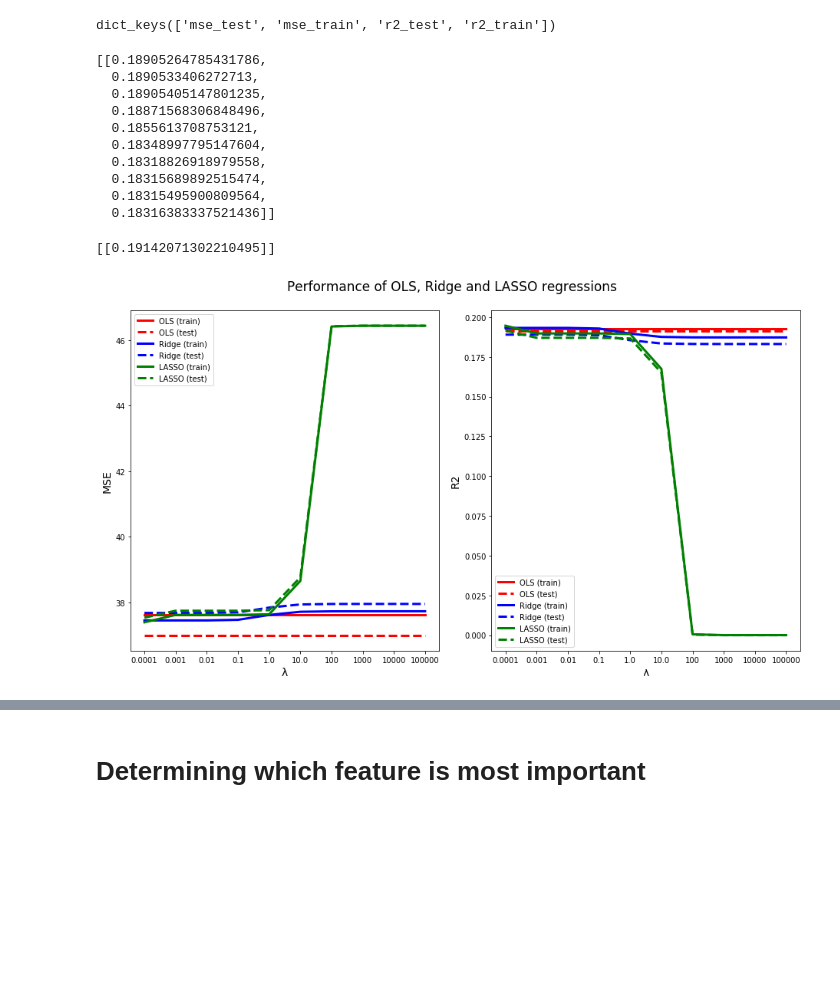
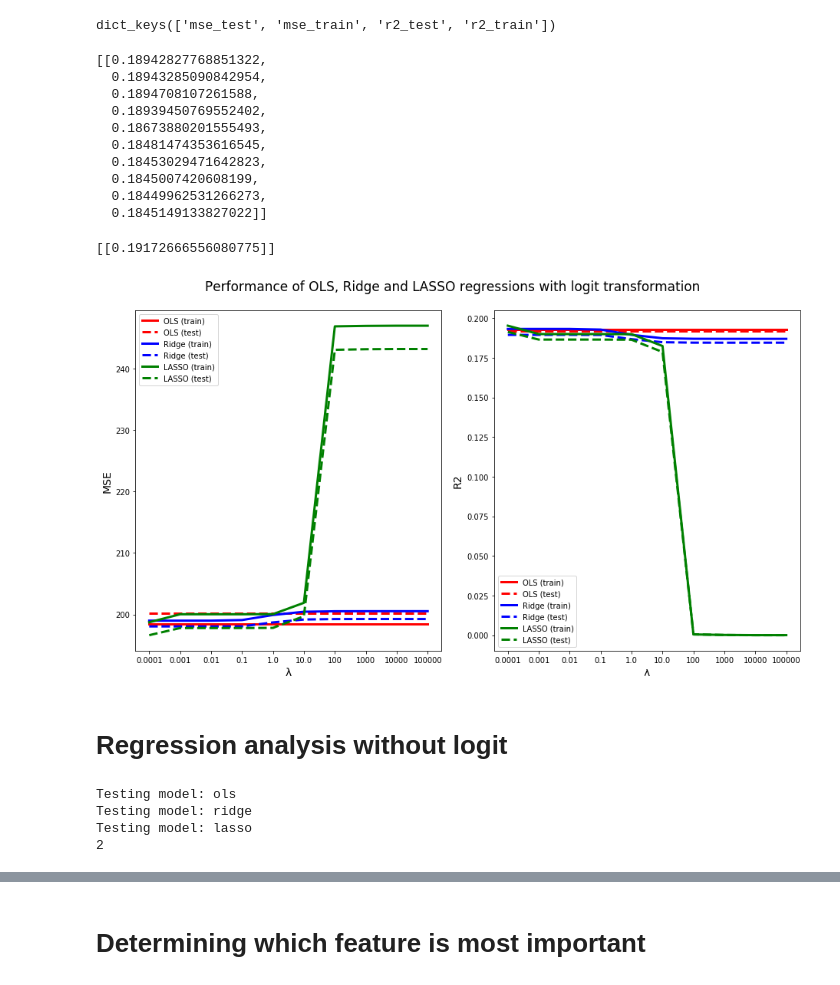
Before and after one commit to hannasv/Project3, a Jupyter notebook: Project3_LinearRegression.ipynb, the cells around one changed output, grey strips where cells are left out. Saved outputs shown, nothing was run; the diff lists cells and outputs as text; code cells hidden in the pictures; blank space fills up the shorter version.

Commit message:
linear regression DONE

```diff
--- a/Project3_LinearRegression.ipynb
+++ b/Project3_LinearRegression.ipynb
@@ -25,16 +25,10 @@ from utils import train_test_split
 #%matplotlib notebook
 # %%
 def logit_inv(x):
-    return np.exp(x)/(1+np.exp(x))
+    return np.exp(x)/(1 + np.exp(x))
 
 def logit(x):
-    return np.log(x/(1-x))
+    return np.log(x+1e-12) - np.log(1+1e-12-x)
-# %%
-def logit_inv(x): # sigmoid?
-    return np.exp(x)/(1+np.exp(x))
-
-def logit(x):
-    return np.log10((x + 1e-12)/(1+1e-12-x))
 # %% [markdown]
 # Reading in the data
 # %%
@@ -79,14 +77,9 @@ TEMP = []
 
 
 for t in range(n_days*4):
-    TCC.append(tcc[t].flatten())
+    TCC.append(tcc[t][:][:].flatten())
     #print(rel[t][0].flatten().shape)
-    REL.append(rel[t][0].flatten())
-    SPE.append(spe[t][0].flatten())
-    PRE.append(surf_pre[t].flatten())
-    TEMP.append(temp[t].flatten())
-
-y = logit(np.array(TCC).flatten()) #logit(tcc[0].flatten()).reshape((4697, 1))
-#x = np.array([rel[t].flatten(), spe[t].flatten(), surf_pre[t].flatten(), temp[t].flatten()]).transpose()
-
-X = np.array([np.array(REL).flatten(),np.array(SPE).flatten(), np.array(PRE).flatten(),np.array(TEMP).flatten()])
+    REL.append(rel[t][0][:][:].flatten())
+    SPE.append(spe[t][0][:][:].flatten())
+    PRE.append(surf_pre[t][:][:].flatten())
+    TEMP.append(temp[t][:][:].flatten())
@@ -137,20 +150,20 @@ dict_keys(['mse_test', 'mse_train', 'r2_test', 'r2_train'])
 # %%
 results["r2_test"]["ridge"]
 # %% [output]
-[[0.18905264785431786,
-  0.1890533406272713,
-  0.18905405147801235,
-  0.18871568306848496,
-  0.1855613708753121,
-  0.18348997795147604,
-  0.18318826918979558,
-  0.18315689892515474,
-  0.18315495900809564,
-  0.18316383337521436]]
+[[0.18942827768851322,
+  0.18943285090842954,
+  0.1894708107261588,
+  0.18939450769552402,
+  0.18673880201555493,
+  0.18481474353616545,
+  0.18453029471642823,
+  0.1845007420608199,
+  0.18449962531266273,
+  0.1845149133827022]]
 # %%
 results["r2_test"]["ols"]
 # %% [output]
-[[0.19142071302210495]]
+[[0.19172666556080775]]
 # %%
 # Generate figure
 
@@ -161,33 +174,46 @@ xlogr = np.log10(param_grid['ridge'])  # log x-axis
 plt.plot(xlogr, (results["mse_train"]["ols"]*np.ones(len(xlogr))).T, 'r', label='OLS (train)', linewidth=3.0)
 plt.plot(xlogr, (results["mse_test"]["ols"]*np.ones(len(xlogr))).T, 'r--', label='OLS (test)',  linewidth=3.0)
 plt.plot(xlogr, np.asarray(results["mse_train"]["ridge"]).T, 'b', label='Ridge (train)', linewidth=3.0)
 plt.plot(xlogr, np.asarray(results["mse_test"]["ridge"]).T, 'b--', label='Ridge (test)', linewidth=3.0)
 plt.plot(xlogr, np.asarray(results["mse_train"]["lasso"]).T, 'g', label='LASSO (train)', linewidth=3.0)
 plt.plot(xlogr, np.asarray(results["mse_test"]["lasso"]).T, 'g--', label='LASSO (test)', linewidth=3.0)
 ax = plt.gca()
 plt.xticks(np.asarray(xlogr))
 ax.set_xticklabels(param_grid['ridge'])
 plt.xlabel('λ', fontsize=14)
 plt.ylabel('MSE', fontsize=14)
 plt.legend()
 
 # R-squared
 plt.subplot(1,2,2)
 plt.plot(xlogr, (results["r2_train"]["ols"]*np.ones(len(xlogr))).T, 'r', label='OLS (train)', linewidth=3.0)
 plt.plot(xlogr, (results["r2_test"]["ols"]*np.ones(len(xlogr))).T, 'r--', label='OLS (test)', linewidth=3.0)
 plt.plot(xlogr, np.asarray(results["r2_train"]["ridge"]).T, 'b', label='Ridge (train)', linewidth=3.0)
 plt.plot(xlogr, np.asarray(results["r2_test"]["ridge"]).T, 'b--', label='Ridge (test)', linewidth=3.0)
 plt.plot(xlogr, np.asarray(results["r2_train"]["lasso"]).T, 'g', label='LASSO (train)', linewidth=3.0)
 plt.plot(xlogr, np.asarray(results["r2_test"]["lasso"]).T, 'g--', label='LASSO (test)', linewidth=3.0)
 ax = plt.gca()
 plt.xticks(np.asarray(xlogr))
 ax.set_xticklabels(param_grid['ridge'])
 plt.xlabel('λ', fontsize=14)
 plt.ylabel('R2', fontsize=14)
 plt.legend()
-plt.suptitle("Performance of OLS, Ridge and LASSO regressions", y=1.05, fontsize=17)
-plt.savefig("results/figures/metric_regression_on_allData.png", bbox_inches = "tight")
+plt.suptitle("Performance of OLS, Ridge and LASSO regressions with logit transformation", y=1.05, fontsize=17)
+plt.savefig("results/figures/metric_regression_on_allData_with_Logit.png", bbox_inches = "tight")
 plt.tight_layout()
 plt.show()
 # %% [output]
-[figure, old version]
+[figure, new version]
+# %% [markdown]
+# Regression analysis without logit
+# %%
+y = logit_inv(y) #transforming the data back.
+
+results, z_pred_best, coeffs = model_comparison(
+    models, param_grid, X, y, split_size=0.2
+    )
+# %% [output]
+Testing model: ols
+Testing model: ridge
+Testing model: lasso
+2
```
Also changed, not shown: parts of 30 cells of this notebook, 4 other files.
